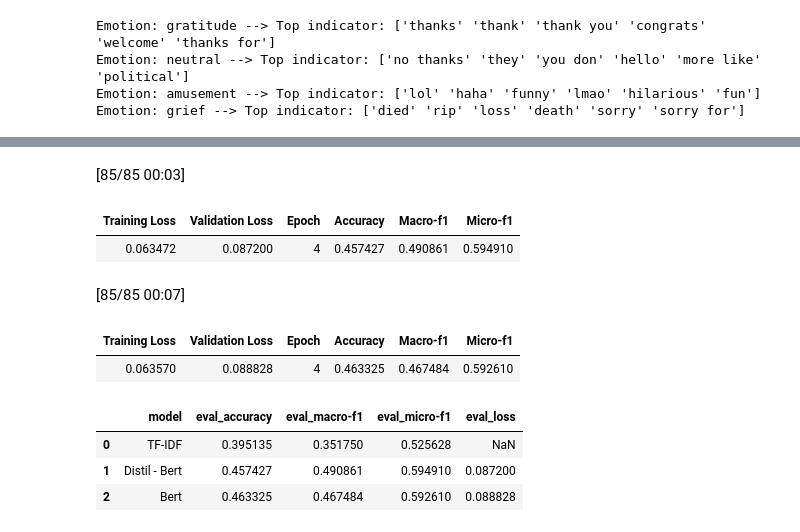
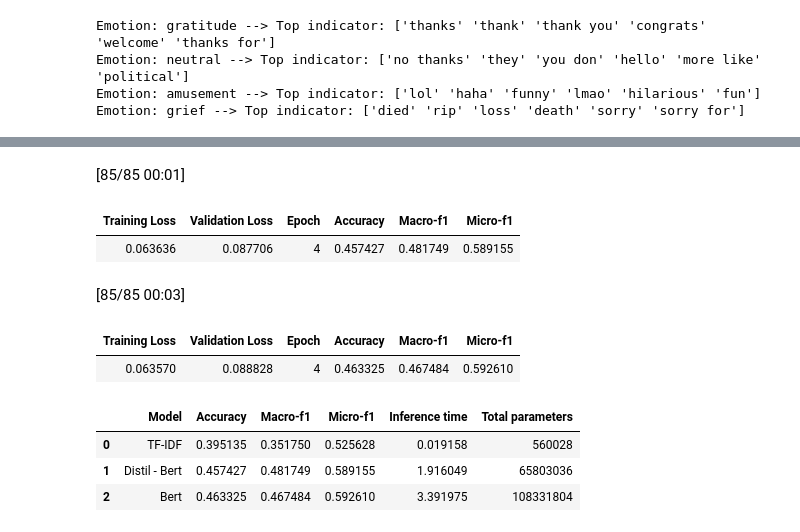
Before and after one commit to TVTruong777/DL261-Assignment, a Jupyter notebook: assignment2.ipynb, the cells around one changed output, grey strips where cells are left out. Saved outputs shown, nothing was run; the diff lists cells and outputs as text; code cells hidden in the pictures.

Commit message:
update Dataframe for models comparison visualization

```diff
--- a/assignment2.ipynb
+++ b/assignment2.ipynb
@@ -283,7 +283,8 @@ from sklearn.metrics import f1_score, accuracy_score
 start = time.time()
 prob = multi_clf.predict_proba(x_val)
 end = time.time()
-print(f"Inference time: {end - start:.4f} seconds")
+idf_inf_time = end - start
+print(f"Inference time: {idf_inf_time:.4f} seconds")
 for threshold in [0.7, 0.5, 0.3, 0.1]:
   prediction = (prob > threshold).astype(int)
   accuracy = accuracy_score(y_true = y_val, y_pred = prediction)
@@ -413,3 +414,26 @@ bert-base-cased pre-trained total params: 108331804
 | 4 | 0.063570 | 0.088828 | 0.463325 | 0.467484 | 0.592610 |
 [transformers] There were missing keys in the checkpoint model loaded: ['bert.embeddings.LayerNorm.weight', 'bert.embeddings.LayerNorm.bias', 'bert.encoder.layer.0.attention.output.LayerNorm.weight',  ...
 [transformers] There were unexpected keys in the checkpoint model loaded: ['bert.embeddings.LayerNorm.beta', 'bert.embeddings.LayerNorm.gamma', 'bert.encoder.layer.0.attention.output.LayerNorm.beta',  ...
+# %%
+def sweep_threshold(bert_model, name, val_ds, threshold = (0.1, 0.2, 0.3, 0.4, 0.5)):
+  if torch.cuda.is_available():
+    torch.cuda.synchronize()
+  start = time.perf_counter()
+  pred = bert_model.predict(val_ds)
+  if torch.cuda.is_available():
+    torch.cuda.synchronize()
+  end = time.perf_counter()
+  inf_time = end - start
+  probs = 1 / (1 + np.exp(-pred.predictions))
+  val_labels = pred.label_ids
+  for t in threshold:
+    prediction = (probs >= t).astype(int)
+    accuracy = accuracy_score(y_true = val_labels, y_pred = prediction)
+    macro_f1 = f1_score(y_true = val_labels, y_pred = prediction, average = "macro", zero_division = 0)
+    micro_f1 = f1_score(y_true = val_labels, y_pred = prediction, average = "micro", zero_division = 0)
+    print(f"Model: {name}, Threshold {t} --> accuracy: {accuracy:.4f}, macro_f1: {macro_f1:.4f}, micro_f1: {micro_f1:.4f}")
+  print(f"========================= {name} inference time {inf_time:.4f} =========================")
+  return inf_time
+# %%
+dbert_inf_time = sweep_threshold(bert_model = dbert, name = "Distil-bert", val_ds = val_ds)
+bert_inf_time = sweep_threshold(bert_model = bert, name = "Bert", val_ds = val_ds)
@@ -416,31 +455,41 @@ bert-base-cased pre-trained total params: 108331804
 # %%
+dbert_params = dbert.model.num_parameters()
+bert_params = bert.model.num_parameters()
+
 dbert_metrics = dbert.evaluate()
 bert_metrics = bert.evaluate()
 dbert_metrics["model"] = "Distil - Bert"
 bert_metrics["model"] = "Bert"
+dbert_metrics["Inference time"] = dbert_inf_time
+bert_metrics["Inference time"] = bert_inf_time
+dbert_metrics["Total parameters"] = dbert_params
+bert_metrics["Total parameters"] = bert_params
 
 idf_prediction = (prob > 0.3).astype(int)
 idf_accuracy = accuracy_score(y_true = y_val, y_pred = idf_prediction)
 idf_macro_f1 = f1_score(y_true = y_val, y_pred = idf_prediction, average = "macro", zero_division = 0)
 idf_micro_f1 = f1_score(y_true = y_val, y_pred = idf_prediction, average = "micro", zero_division = 0)
-idf_metrics = {"model": "TF-IDF", "eval_accuracy": idf_accuracy, "eval_macro-f1": idf_macro_f1, "eval_micro-f1": idf_micro_f1}
+idf_params = sum(clf.coef_.size + clf.intercept_.size for clf in multi_clf.estimators_)
+idf_metrics = {"model": "TF-IDF", "eval_accuracy": idf_accuracy, "eval_macro-f1": idf_macro_f1, "eval_micro-f1": idf_micro_f1, "Inference time": idf_inf_time, "Total parameters": idf_params}
+
 
 metrics = []
 metrics.append(idf_metrics)
 metrics.append(dbert_metrics)
 metrics.append(bert_metrics)
 # %% [output]
-[85/85 00:03]
+[85/85 00:01]
 | Training Loss | Validation Loss | Epoch | Accuracy | Macro-f1 | Micro-f1 |
-| 0.063472 | 0.087200 | 4 | 0.457427 | 0.490861 | 0.594910 |
+| 0.063636 | 0.087706 | 4 | 0.457427 | 0.481749 | 0.589155 |
-[85/85 00:07]
+[85/85 00:03]
 | Training Loss | Validation Loss | Epoch | Accuracy | Macro-f1 | Micro-f1 |
 | 0.063570 | 0.088828 | 4 | 0.463325 | 0.467484 | 0.592610 |
-# %%
-model_metrics = pd.DataFrame(metrics)
-display(model_metrics)
-# %% [output]
-|  | model | eval_accuracy | eval_macro-f1 | eval_micro-f1 | eval_loss |
-| 0 | TF-IDF | 0.395135 | 0.351750 | 0.525628 | NaN |
-| 1 | Distil - Bert | 0.457427 | 0.490861 | 0.594910 | 0.087200 |
-| 2 | Bert | 0.463325 | 0.467484 | 0.592610 | 0.088828 |
+# %%
+model_metrics = pd.DataFrame(metrics).drop(columns = ["eval_loss"])
+model_metrics.columns = ["Model", "Accuracy", "Macro-f1", "Micro-f1", "Inference time", "Total parameters"]
+display(model_metrics)
+# %% [output]
+|  | Model | Accuracy | Macro-f1 | Micro-f1 | Inference time | Total parameters |
+| 0 | TF-IDF | 0.395135 | 0.351750 | 0.525628 | 0.019158 | 560028 |
+| 1 | Distil - Bert | 0.457427 | 0.481749 | 0.589155 | 1.916049 | 65803036 |
+| 2 | Bert | 0.463325 | 0.467484 | 0.592610 | 3.391975 | 108331804 |
```
Also changed, not shown: parts of 7 cells of this notebook.
